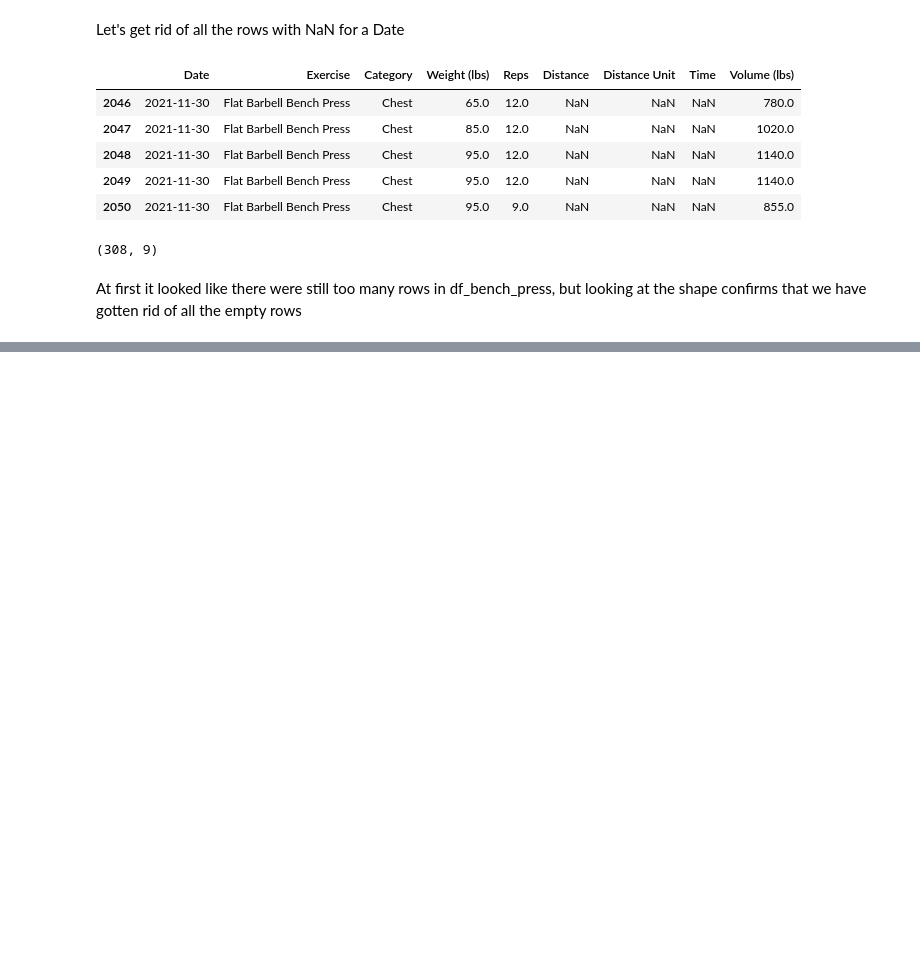
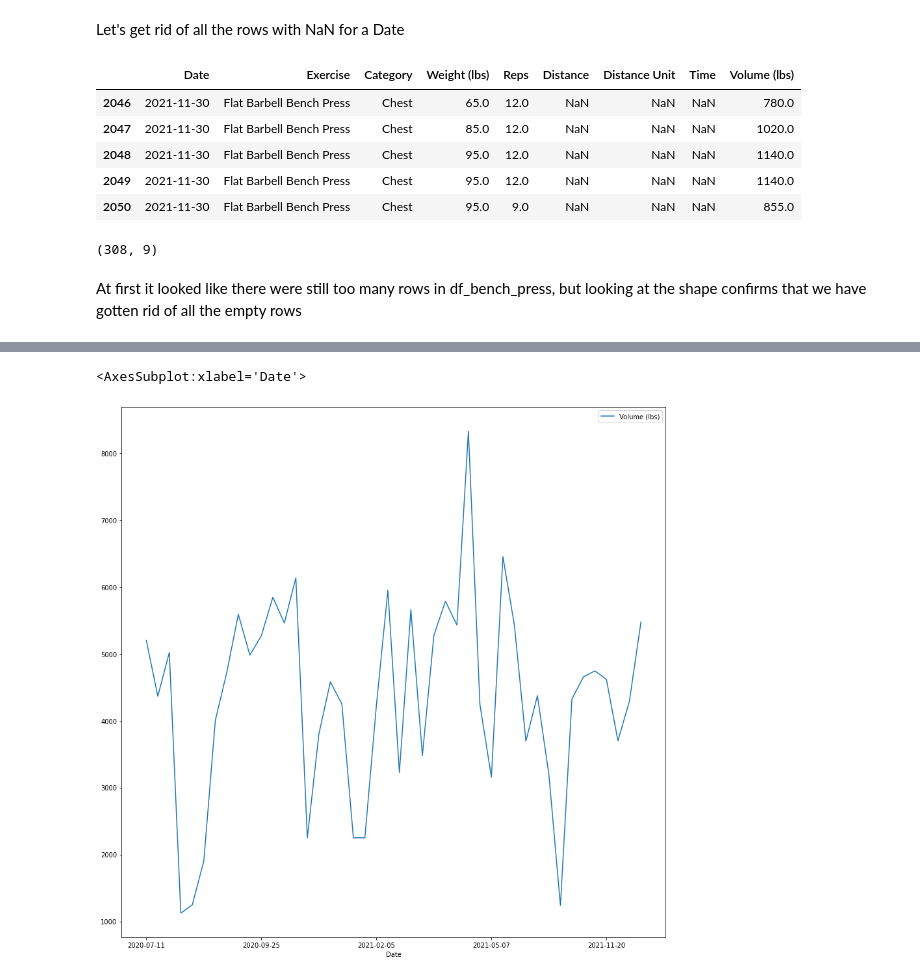
Before and after one commit to moferg/fitness-tracker, a Jupyter notebook: testing/fitnotes_test.ipynb, the cells around one changed output, grey strips where cells are left out. Drawn from its saved outputs; the diff is of its cells as text; code cells hidden in the pictures; blank space fills up the shorter version.

Commit message:
plotted Bench Press volume per session over time

```diff
--- a/testing/fitnotes_test.ipynb
+++ b/testing/fitnotes_test.ipynb
@@ -130,3 +130,7 @@ df_bench_press.shape
 (308, 9)
 # %% [markdown]
 At first it looked like there were still too many rows in df_bench_press, but looking at the shape confirms that we have gotten rid of all the empty rows
+# %%
+df_bench_group_date = df_bench_press.groupby('Date').sum()
+
+df_bench_group_date
@@ -132,0 +156,5 @@ At first it looked like there were still too many rows in df_bench_press, but lo
+# %%
+df_bench_group_date.plot(y = 'Volume (lbs)', figsize = [15, 15])
+# %% [output]
+<AxesSubplot:xlabel='Date'>
+[figure, added]
```
Also changed, not shown: parts of 1 cell of this notebook.
